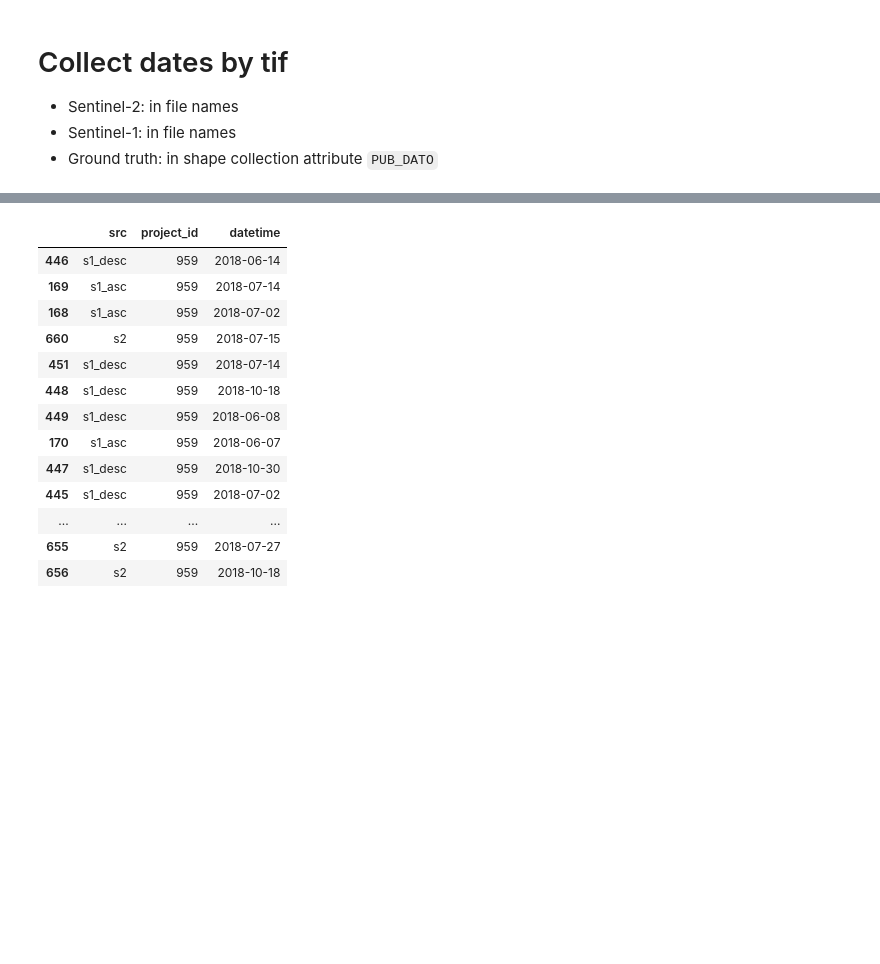
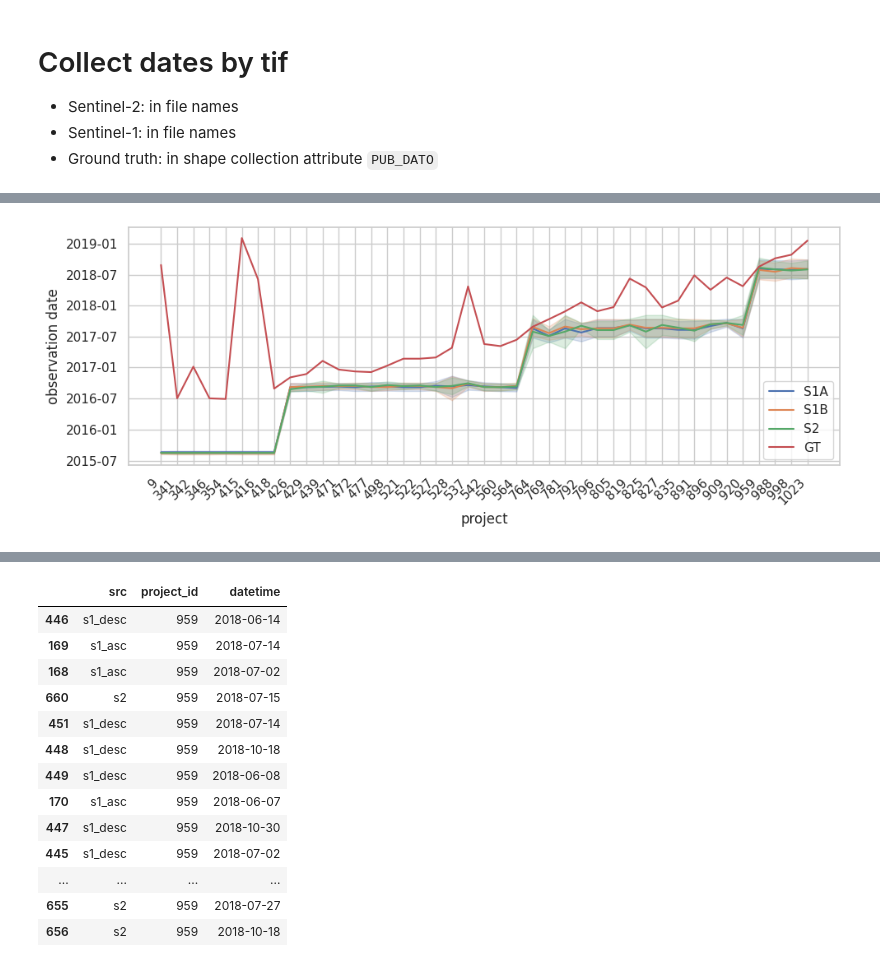
Before and after one commit to eliotwalt/rs-uncertainty, a Jupyter notebook: notebooks/dates.ipynb, the cells around one changed output, grey strips where cells are left out. Saved outputs shown, nothing was run; the diff lists cells and outputs as text; code cells hidden in the pictures; blank space fills up the shorter version.

```diff
--- a/notebooks/dates.ipynb
+++ b/notebooks/dates.ipynb
@@ -119,0 +119,17 @@ plt.show()
+# %%
+fig = plt.figure(figsize=(10,4))
+ax=plt.gca()
+sns.lineplot(df, y="datetime", x="project_id", hue="src",
+             hue_order=("S1A", "S1B", "S2", "GT"), ax=ax, errorbar="sd")
+fig.autofmt_xdate(rotation=45)
+#ax.set_xticklabels([])
+ax.set_ylabel("observation date")
+ax.set_xlabel("project")
+ax.legend().set_title(None)
+ax.legend(loc="lower right")
+plt.tight_layout()
+fig.savefig("images/albecker/triplet_dates.png", dpi=300)
+fig.savefig("images/albecker/triplet_dates.pdf", dpi=200)
+plt.show()
+# %% [output]
+[figure, added]
```
Also changed, not shown: parts of 7 cells of this notebook, 5 other files.
